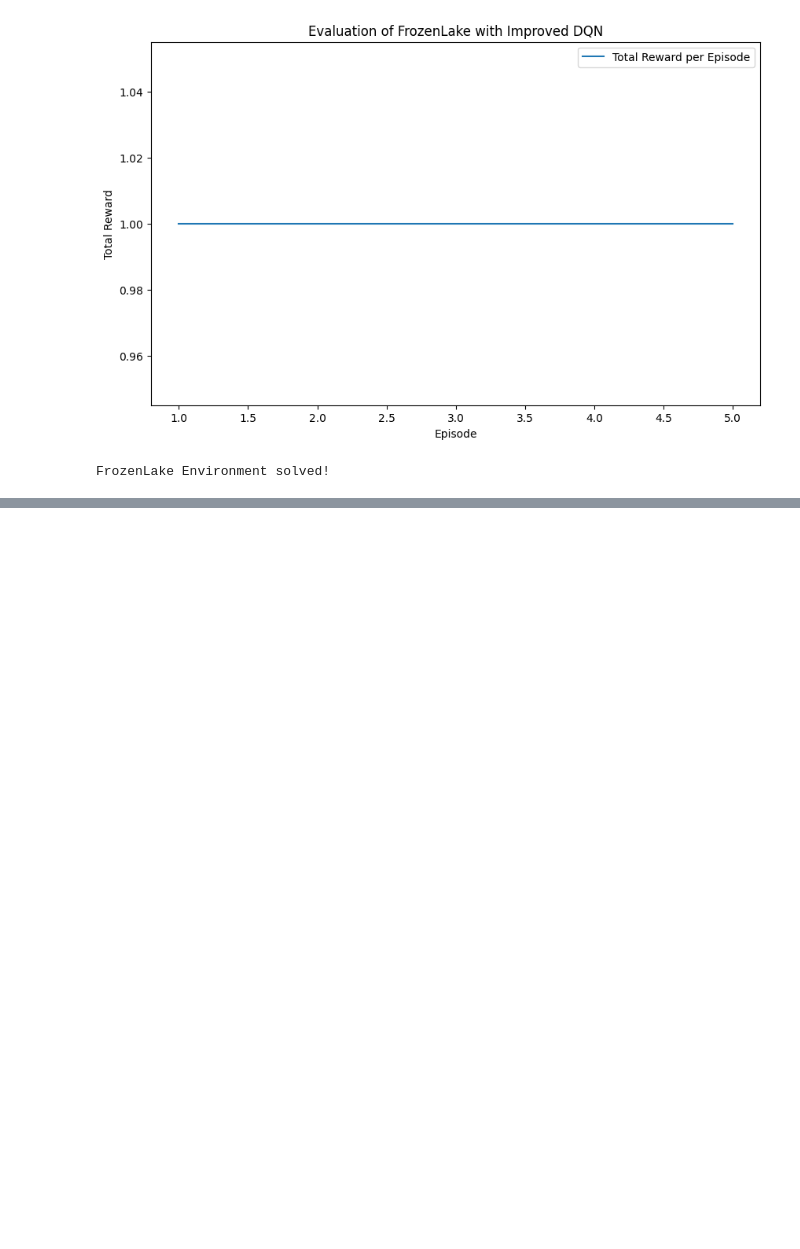
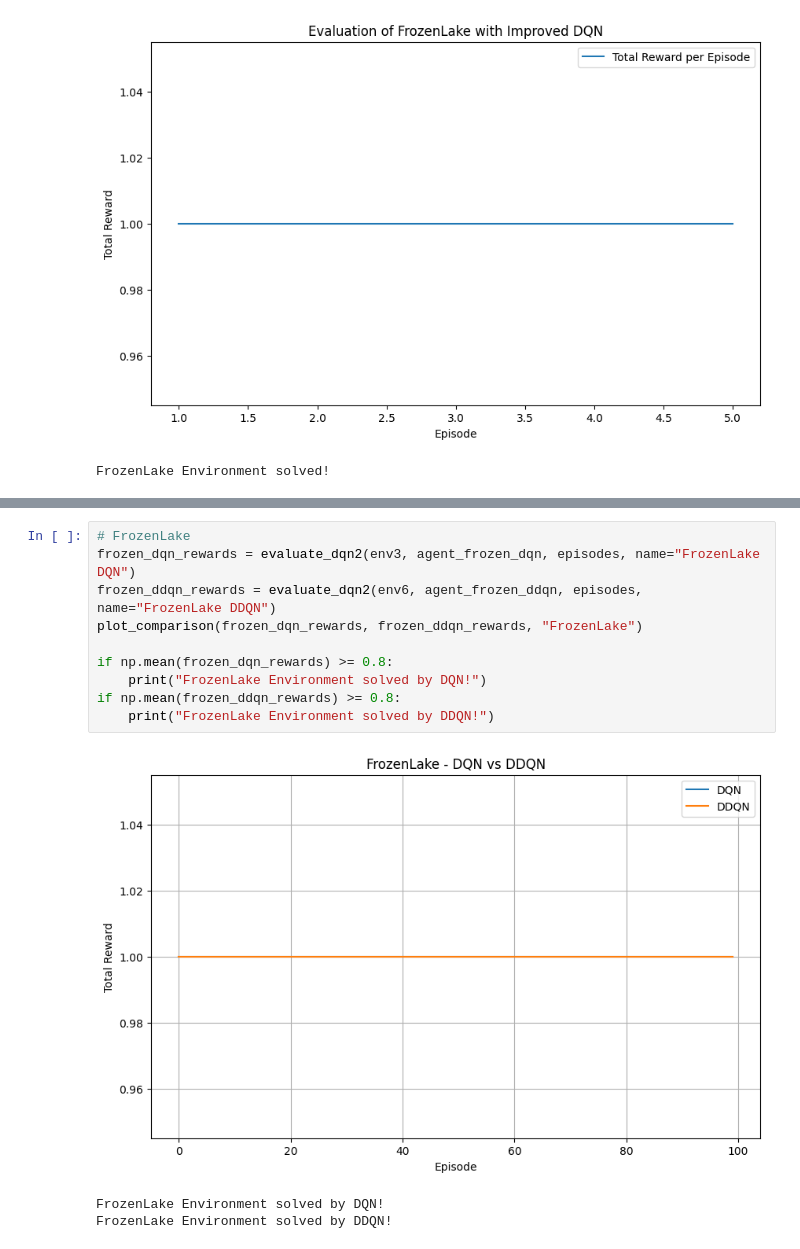
Before and after one commit to ruthvik-30/assignment2-CSE546-RL, a Jupyter notebook: a2_part_3_ruthvikv_smathur4.ipynb, the cells around one changed output, grey strips where cells are left out. Saved outputs shown, nothing was run; the diff lists cells and outputs as text; blank space fills up the shorter version.

```diff
--- a/a2_part_3_ruthvikv_smathur4.ipynb
+++ b/a2_part_3_ruthvikv_smathur4.ipynb
@@ -530,0 +742,14 @@ FrozenLake Environment solved!
+# %%
+# FrozenLake
+frozen_dqn_rewards = evaluate_dqn2(env3, agent_frozen_dqn, episodes, name="FrozenLake DQN")
+frozen_ddqn_rewards = evaluate_dqn2(env6, agent_frozen_ddqn, episodes, name="FrozenLake DDQN")
+plot_comparison(frozen_dqn_rewards, frozen_ddqn_rewards, "FrozenLake")
+
+if np.mean(frozen_dqn_rewards) >= 0.8:
+    print("FrozenLake Environment solved by DQN!")
+if np.mean(frozen_ddqn_rewards) >= 0.8:
+    print("FrozenLake Environment solved by DDQN!")
+# %% [output]
+[figure, added]
+FrozenLake Environment solved by DQN!
+FrozenLake Environment solved by DDQN!
```
Also changed, not shown: parts of 5 cells of this notebook, 3 other files.
